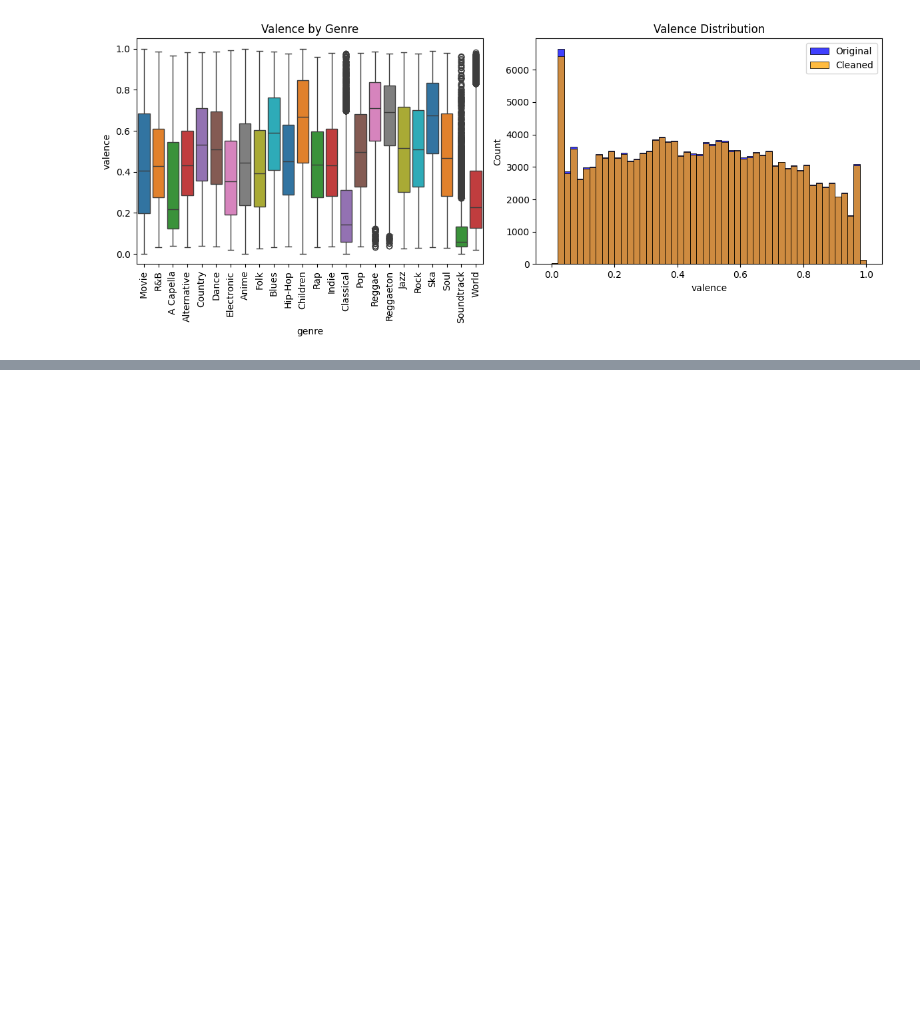
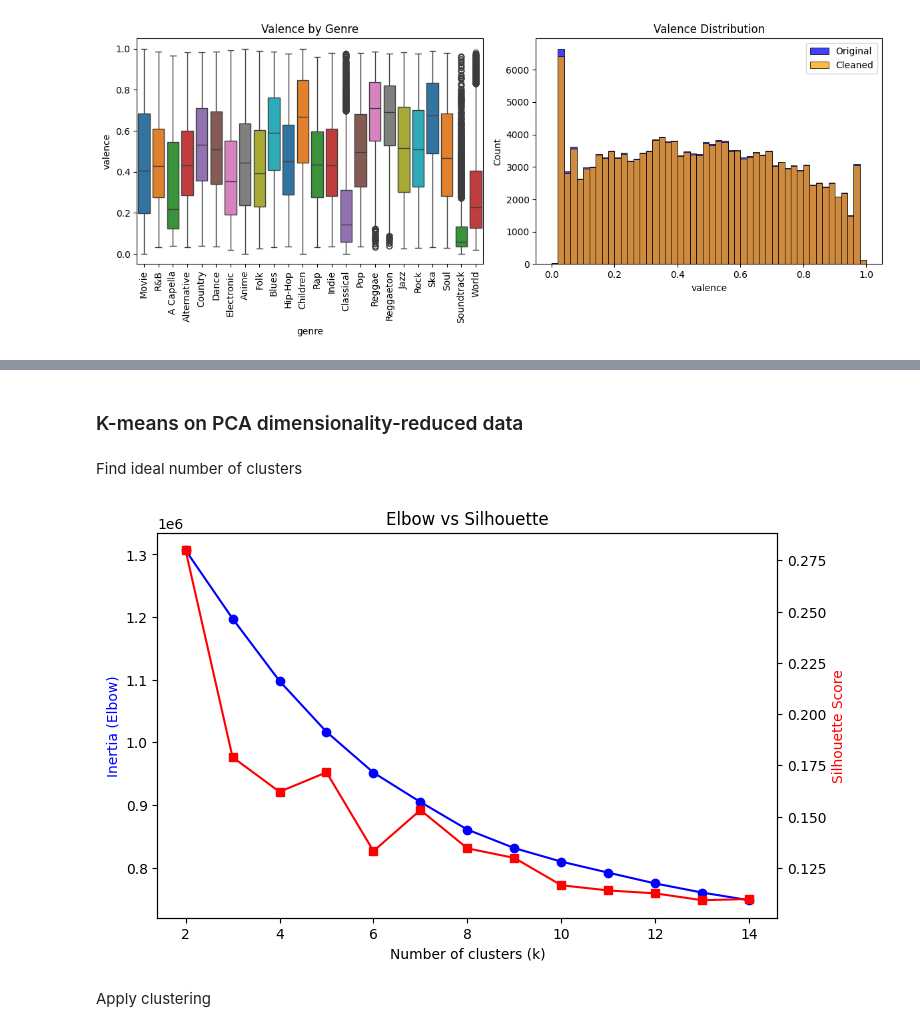
Before and after one commit to nicolasthiel/spotify-song-clustering, a Jupyter notebook: script.ipynb, the cells around one changed output, grey strips where cells are left out. Drawn from its saved outputs; the diff is of its cells as text; code cells hidden in the pictures; blank space fills up the shorter version.

Commit message:
Intial clustering

```diff
--- a/script.ipynb
+++ b/script.ipynb
@@ -202,0 +205,4 @@ plt.show()
+# %%
+X = df_clean.drop(columns=['track_id', 'track_name', 'artist_name', 'genre'])
+# %% [markdown]
+### K-means on PCA dimensionality-reduced data
@@ -202,0 +229,32 @@ plt.show()
+# %% [markdown]
+Find ideal number of clusters
+# %%
+from sklearn.metrics import silhouette_score
+
+X_transformed = pipeline.fit_transform(X)
+
+# Elbow method
+inertias = []
+silhouette_scores = []
+for k in range(2, 15):
+    km = KMeans(n_clusters=k, random_state=1, n_init=10)
+    km.fit(X_transformed)
+    inertias.append(km.inertia_)
+    silhouette_scores.append(silhouette_score(X_transformed, km.labels_, sample_size=1000))
+# %%
+fig, ax1 = plt.subplots(figsize=(8,5))
+
+ax1.plot(range(2, 15), inertias, marker="o", color="blue")
+ax1.set_xlabel("Number of clusters (k)")
+ax1.set_ylabel("Inertia (Elbow)", color="blue")
+
+ax2 = ax1.twinx()
+ax2.plot(range(2, 15), silhouette_scores, marker="s", color="red")
+ax2.set_ylabel("Silhouette Score", color="red")
+
+plt.title("Elbow vs Silhouette")
+plt.show()
+# %% [output]
+[figure, added]
+# %% [markdown]
+Apply clustering
```
Also changed, not shown: parts of 6 cells of this notebook.
